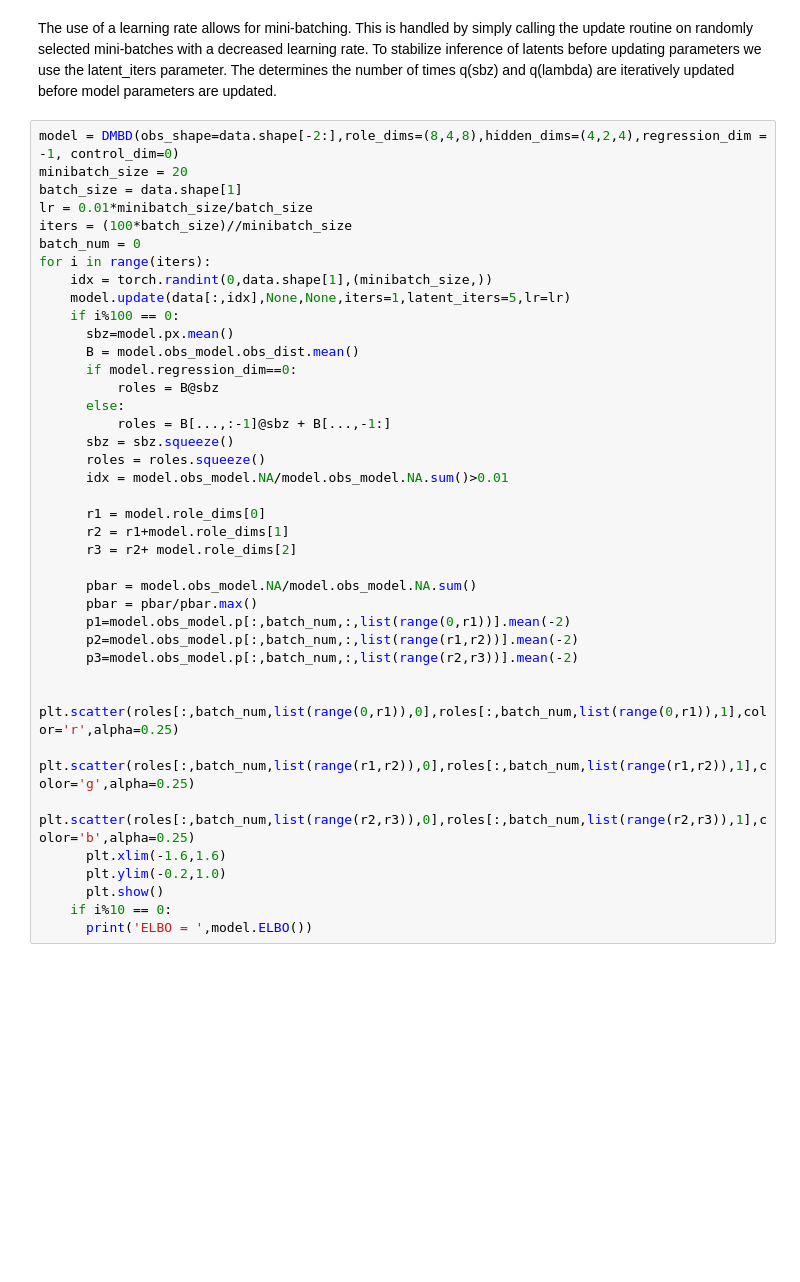
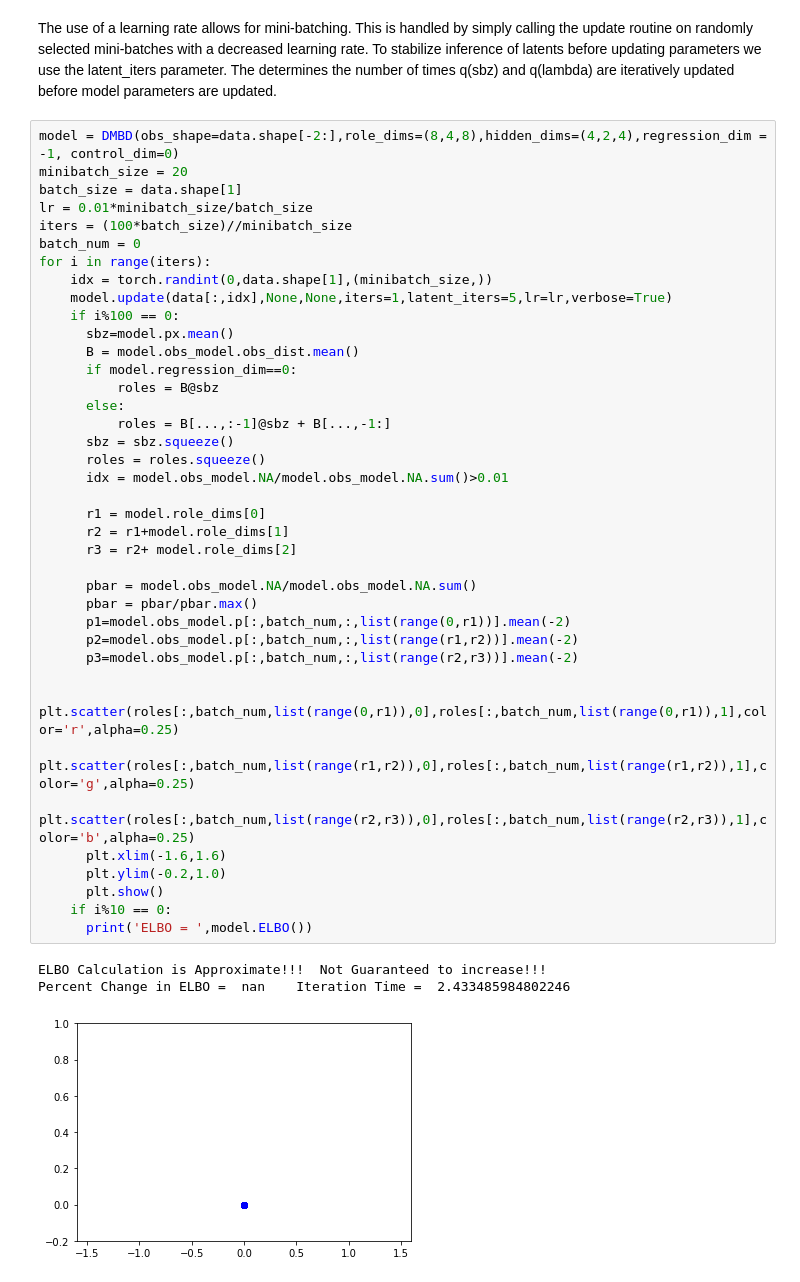
Before and after one commit to bayesianempirimancer/pyDMBD, a Jupyter notebook: dmbd_demo.ipynb, the cells around one changed output. Drawn from its saved outputs; the diff is of its cells as text; blank space fills up the shorter version.

```diff
--- a/dmbd_demo.ipynb
+++ b/dmbd_demo.ipynb
@@ -172,33 +172,37 @@ iters = (100*batch_size)//minibatch_size
 batch_num = 0
 for i in range(iters):
     idx = torch.randint(0,data.shape[1],(minibatch_size,))
-    model.update(data[:,idx],None,None,iters=1,latent_iters=5,lr=lr)
+    model.update(data[:,idx],None,None,iters=1,latent_iters=5,lr=lr,verbose=True)
     if i%100 == 0:
       sbz=model.px.mean()
       B = model.obs_model.obs_dist.mean()
       if model.regression_dim==0:
           roles = B@sbz
       else:
           roles = B[...,:-1]@sbz + B[...,-1:]
       sbz = sbz.squeeze()
       roles = roles.squeeze()
       idx = model.obs_model.NA/model.obs_model.NA.sum()>0.01
 
       r1 = model.role_dims[0]
       r2 = r1+model.role_dims[1]
       r3 = r2+ model.role_dims[2]
 
       pbar = model.obs_model.NA/model.obs_model.NA.sum()
       pbar = pbar/pbar.max()
       p1=model.obs_model.p[:,batch_num,:,list(range(0,r1))].mean(-2)
       p2=model.obs_model.p[:,batch_num,:,list(range(r1,r2))].mean(-2)
       p3=model.obs_model.p[:,batch_num,:,list(range(r2,r3))].mean(-2)
 
       plt.scatter(roles[:,batch_num,list(range(0,r1)),0],roles[:,batch_num,list(range(0,r1)),1],color='r',alpha=0.25)
       plt.scatter(roles[:,batch_num,list(range(r1,r2)),0],roles[:,batch_num,list(range(r1,r2)),1],color='g',alpha=0.25)
       plt.scatter(roles[:,batch_num,list(range(r2,r3)),0],roles[:,batch_num,list(range(r2,r3)),1],color='b',alpha=0.25)
       plt.xlim(-1.6,1.6)
       plt.ylim(-0.2,1.0)
       plt.show()
     if i%10 == 0:
       print('ELBO = ',model.ELBO())
+# %% [output]
+ELBO Calculation is Approximate!!!  Not Guaranteed to increase!!!
+Percent Change in ELBO =  nan    Iteration Time =  2.433485984802246
+[figure, added]
```
Also changed, not shown: parts of 5 cells of this notebook, 10 other files.
